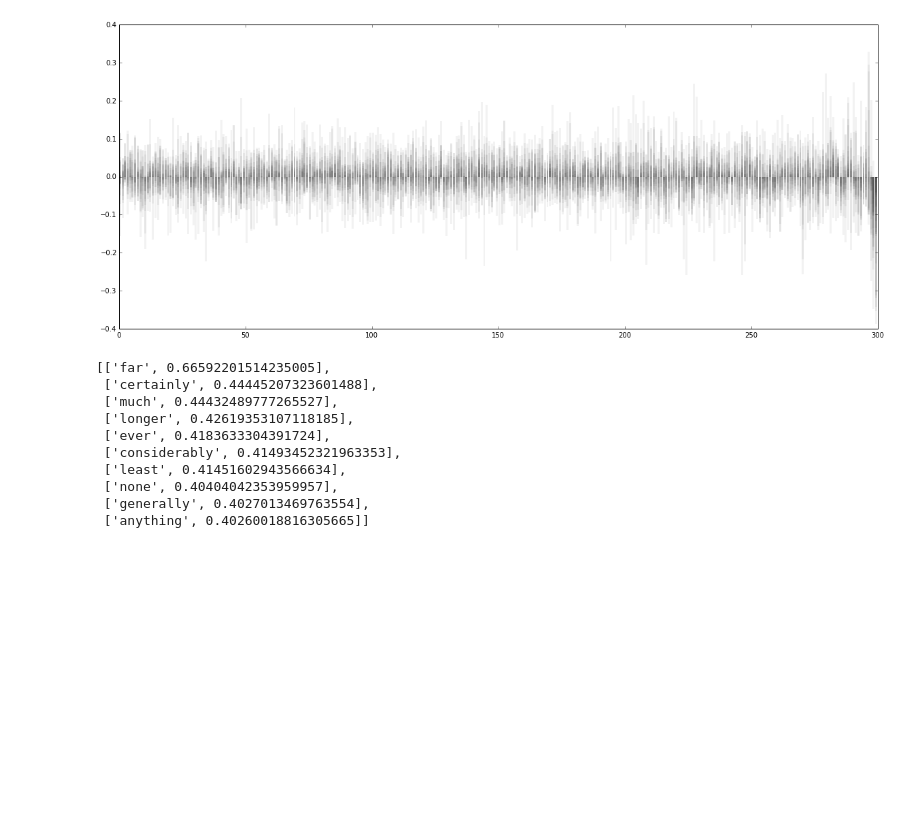
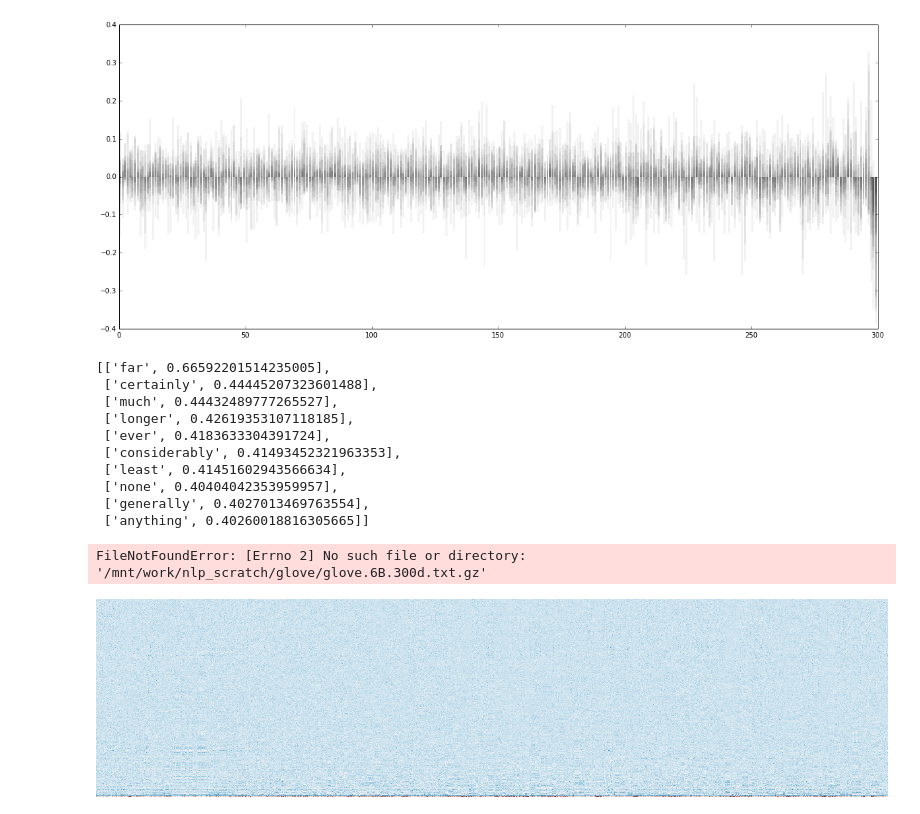
Before and after one commit to undertherain/vsmlib, a Jupyter notebook: python/matrices.ipynb, the cells around one changed output. Drawn from its saved outputs; the diff is of its cells as text; code cells hidden in the pictures; blank space fills up the shorter version.

```diff
--- a/python/matrices.ipynb
+++ b/python/matrices.ipynb
@@ -409,3 +422,39 @@ m_svd_scipy.get_most_similar_words(row)
  ['none', 0.40404042353959957],
  ['generally', 0.4027013469763554],
  ['anything', 0.40260018816305665]]
+# %%
+import gzip
+class Model_glove(vsmlib.Model_numbered):
+    def __init__(self):
+        self.name="glove"
+    def load_from_file(self,path):
+        i=0;
+        matr = None
+        self.vocabulary = vsmlib.Vocabulary()
+        rows=[]
+        with gzip.open(path) as f:
+            for line in f:
+                tokens  = line.split()
+                word = tokens[0].decode()
+                m.vocabulary.dic_words_ids[word]=i;
+                m.vocabulary.lst_words.append(word)
+                str_vec=tokens[1:]
+                #print (str_vec)
+                row = np.zeros(len(str_vec),dtype=np.float32)
+                for j in range(len(str_vec)) :
+                    row[j]=float(str_vec[j])
+                rows.append(row)
+                i+=1
+        self.matrix=np.zeros((len(rows),len(rows[0])),dtype=np.float32)
+        self.name+="_{}".format(len(rows[0]))
+        for i in (range(len(rows))):
+            self.matrix[i]=rows[i]
+# %%
+path ="/mnt/work/nlp_scratch/glove/glove.6B.300d.txt.gz"
+m=Model_glove()
+m.load_from_file(path)
+words_of_interest=["apple","banana","orange","pineapple"]
+draw_features(m)
+#m.matrix
+# %% [output]
+FileNotFoundError: [Errno 2] No such file or directory: '/mnt/work/nlp_scratch/glove/glove.6B.300d.txt.gz'
@@ -411,0 +464,11 @@ m_svd_scipy.get_most_similar_words(row)
+# %%
+aa=m.matrix
+a=aa[:1200].T
+#my_cm = mpl.cm.get_cmap('RdBu')
+my_cm = mpl.cm.get_cmap('RdBu')
+normed_data = (a - np.min(a)) / (np.max(a) - np.min(a))
+mapped_datau8 = (255 * my_cm(normed_data)).astype('uint8')
+im = PIL.Image.fromarray(np.uint8(mapped_datau8))
+im
+# %% [output]
+[figure, added]
```
Also changed, not shown: parts of 10 cells of this notebook, 1 other file.
